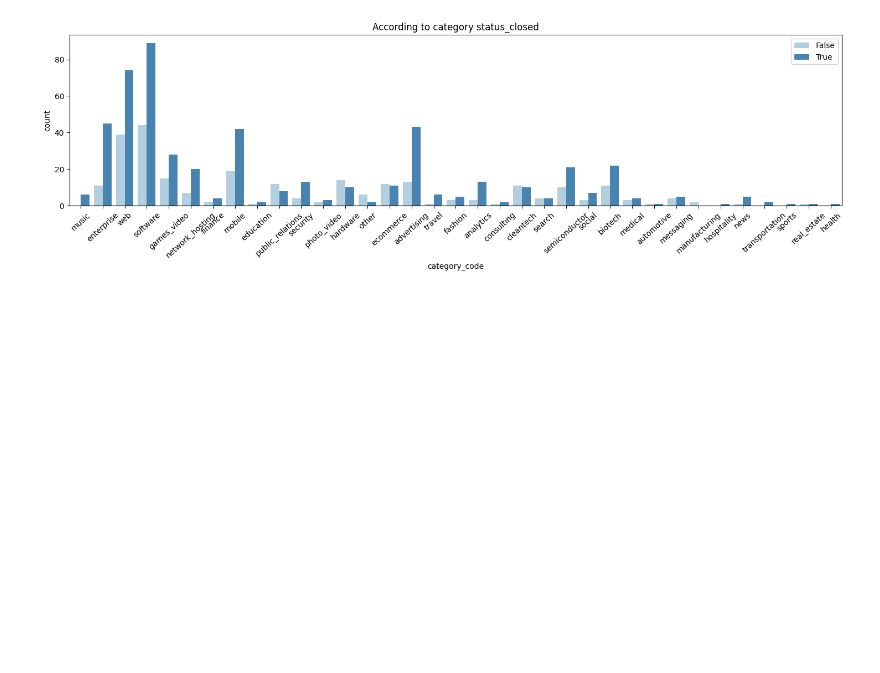
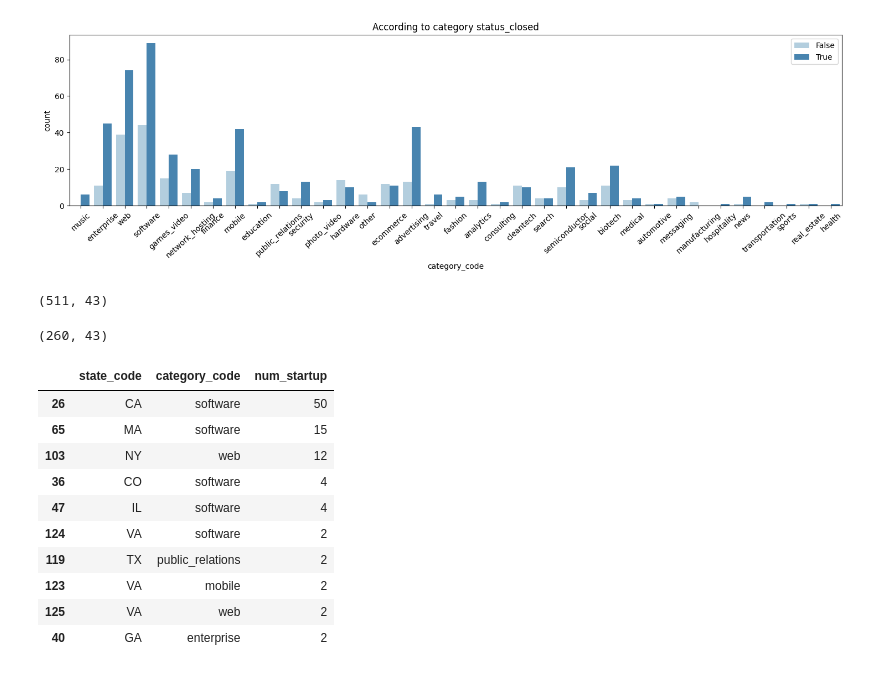
Before and after one commit to Meghamala/Startup_Success_Prediction, a Jupyter notebook: initial.ipynb, the cells around one changed output. Cells and saved outputs as stored; diff of their text form; code cells hidden in the pictures; blank space fills up the shorter version.

```diff
--- a/initial.ipynb
+++ b/initial.ipynb
@@ -422,3 +422,31 @@ sns.countplot(x=new_df["category_code"], hue=new_df['labels'].eq(1), palette="Bl
 plt.legend(loc=1);
 # %% [output]
 [figure]
+# %%
+df_acquired = new_df[(new_df["status"] == 'acquired')]
+df_acquired.shape
+# %% [output]
+(511, 43)
+# %%
+df_closed = new_df[(new_df["status"] == 'closed')]
+df_closed.shape
+# %% [output]
+(260, 43)
+# %%
+trending_statea = df_acquired.groupby(['state_code','category_code']).size().rename('num_startup').reset_index()
+
+most_trending_statea = trending_statea[trending_statea.groupby('state_code')['num_startup'].transform(max) == trending_statea['num_startup']]
+most_trending_statea = most_trending_statea.sort_values('num_startup', ascending=False)
+most_trending_statea.head(10)
+# %% [output]
+|  | state_code | category_code | num_startup |
+| 26 | CA | software | 50 |
+| 65 | MA | software | 15 |
+| 103 | NY | web | 12 |
+| 36 | CO | software | 4 |
+| 47 | IL | software | 4 |
+| 124 | VA | software | 2 |
+| 119 | TX | public_relations | 2 |
+| 123 | VA | mobile | 2 |
+| 125 | VA | web | 2 |
+| 40 | GA | enterprise | 2 |
```
Also changed, not shown: parts of 3 cells of this notebook.
